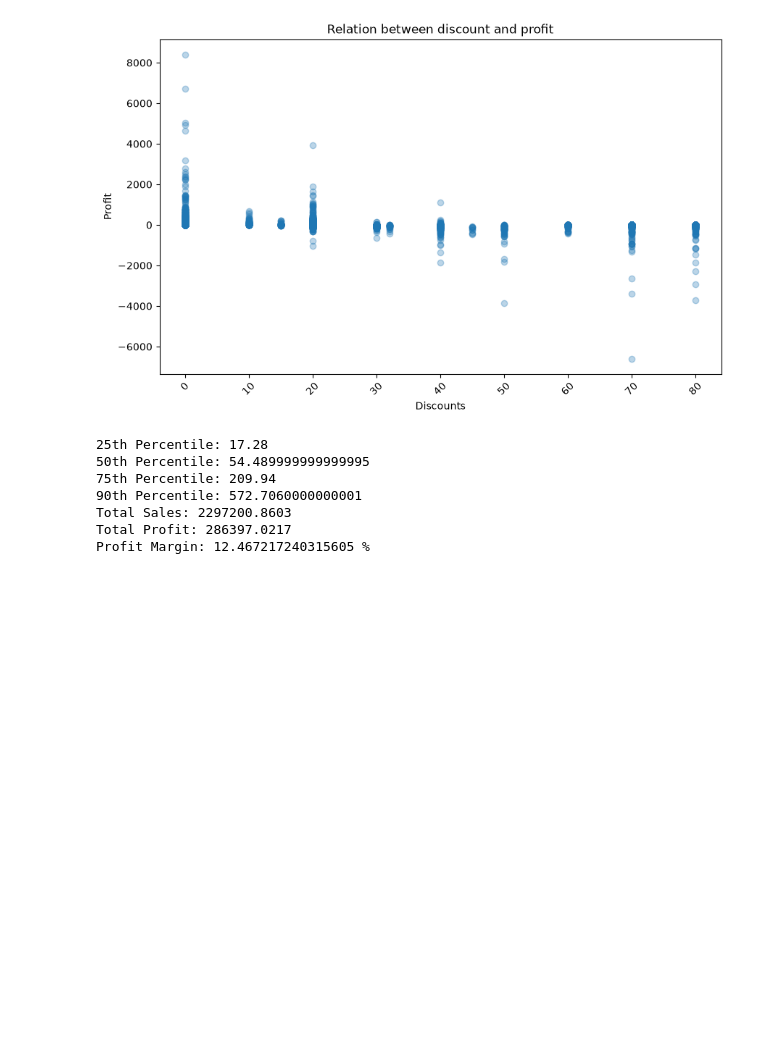
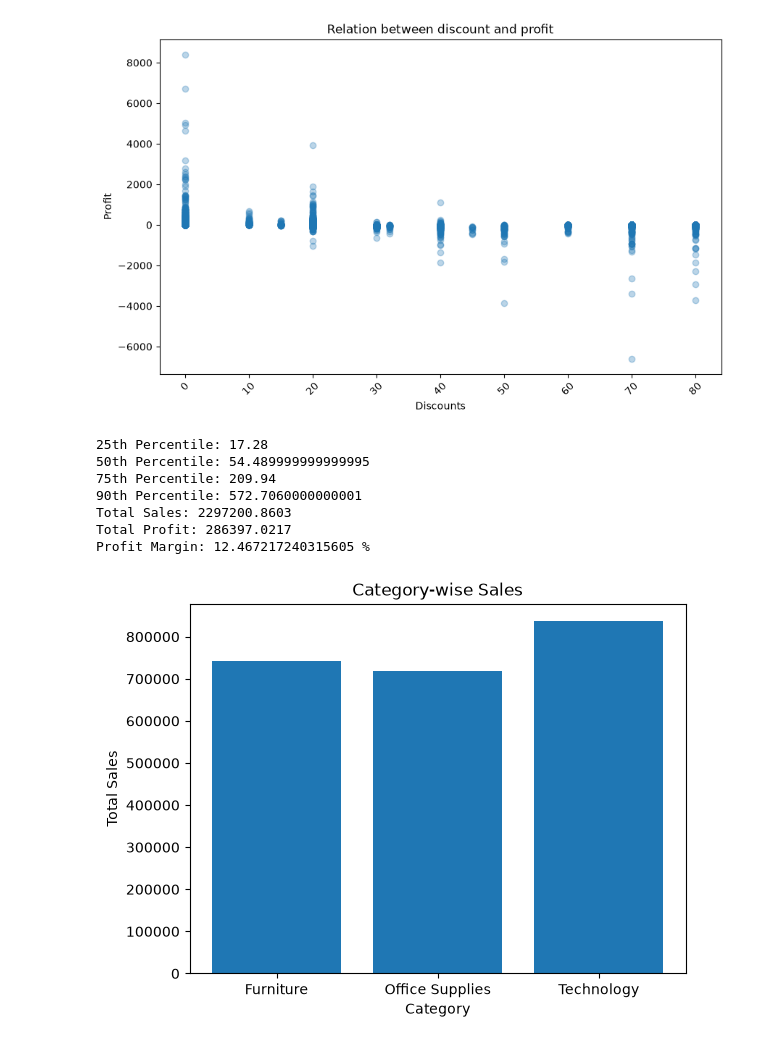
Before and after one commit to dhanushkrishna72/RetailPulse, a Jupyter notebook: notebook/saleDataAnalyser.ipynb, the cells around one changed output. Saved outputs shown, nothing was run; the diff lists cells and outputs as text; code cells hidden in the pictures; blank space fills up the shorter version.

Commit message:
Output images are uploaded into images folder

```diff
--- a/notebook/saleDataAnalyser.ipynb
+++ b/notebook/saleDataAnalyser.ipynb
@@ -2,6 +2,9 @@
 import pandas as pd
 import matplotlib.pyplot as plt
 import numpy as np
+import os
+folderPath = "../images"
+os.makedirs(folderPath, exist_ok=True)
 # %%
 data = pd.read_csv("../data/Superstore.csv", encoding="latin1")
 data["Order Date"] = pd.to_datetime(data["Order Date"])
@@ -95,3 +98,14 @@ print("Profit Margin:", profit_margin, "%")
 Total Sales: 2297200.8603
 Total Profit: 286397.0217
 Profit Margin: 12.467217240315605 %
+# %%
+#Category Wise Sales
+categorySales = data.groupby("Category")["Sales"].sum()
+plt.bar(categorySales.index, categorySales.values)
+plt.title("Category-wise Sales")
+plt.xlabel("Category")
+plt.ylabel("Total Sales")
+plt.savefig(os.path.join(folderPath, "category_sales.png"), dpi=300, bbox_inches="tight")
+plt.show()
+# %% [output]
+[figure, added]
```
Also changed, not shown: parts of 4 cells of this notebook, 5 other files.
